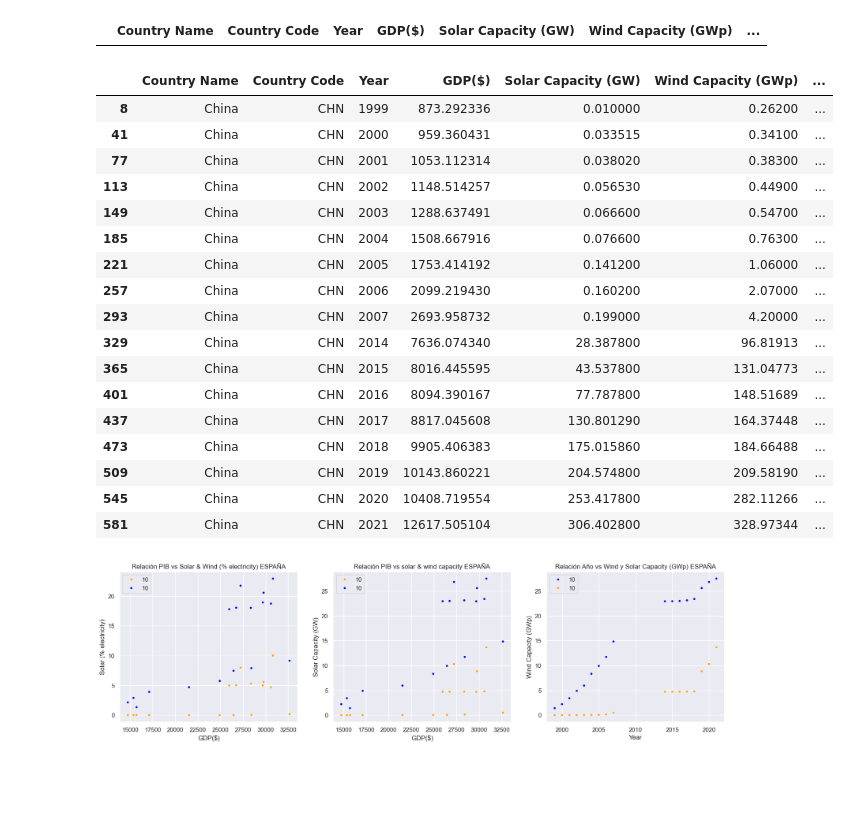
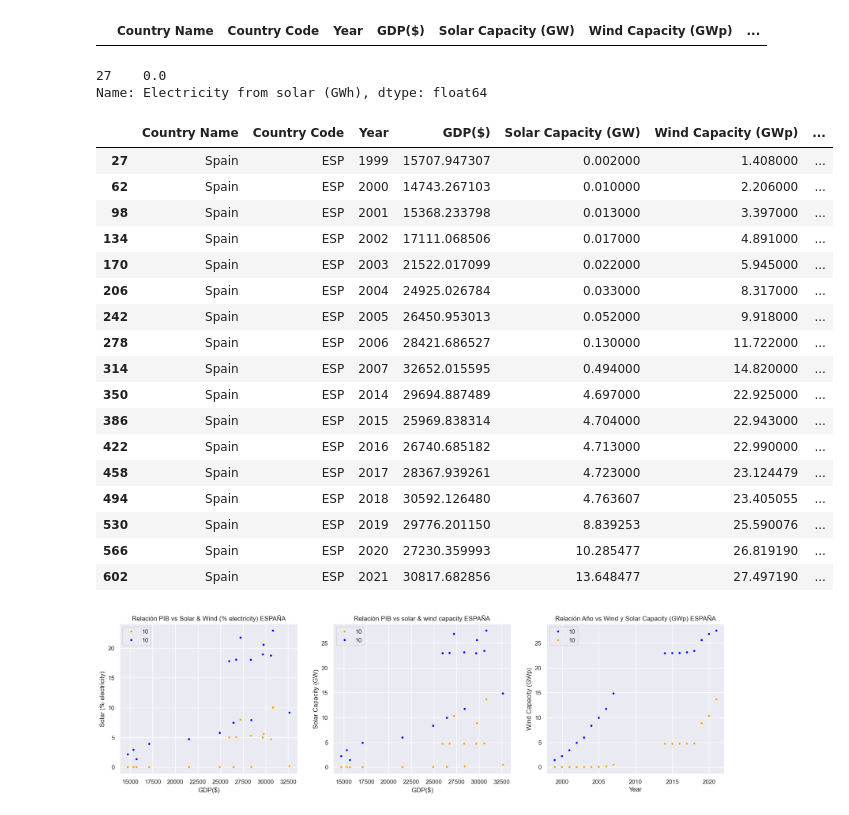
Before and after one commit to sansisimon/renewable-energy-project, a Jupyter notebook: 01-EDA.ipynb, the cells around one changed output. Saved outputs shown, nothing was run; the diff lists cells and outputs as text; code cells hidden in the pictures; blank space fills up the shorter version.

```diff
--- a/01-EDA.ipynb
+++ b/01-EDA.ipynb
@@ -1181,6 +1181,13 @@ Name: count, dtype: int64
 df_merge3[df_merge3['Country Name'] == 'Cook Island']
 # %% [output]
 |  | Country Name | Country Code | Year | GDP($) | Solar Capacity (GW) | Wind Capacity (GWp) | ... |
+# %%
+df_merge3['Electricity from solar (GWh)'][(df_merge3['Country Name'] == 'Spain') & (df_merge3['Year'] == 1999)]
+# %% [output]
+27    0.0
+Name: Electricity from solar (GWh), dtype: float64
+# %%
+df_merge3['Electricity from solar (GWh)'][(df_merge3['Country Name'] == 'Spain') & (df_merge3['Year'] == 1999)] = 0
 # %%
 # Creamos columna Factor de capacidad ('wind energy capacity factor' y 'solar energy capacity factor'):
 # Electricity from solar (GWh)/ Solar Capacity (GWp)*8760 horas (=1 año) * 100
@@ -1188,26 +1195,26 @@ df_merge3[df_merge3['Country Name'] == 'Cook Island']
 df_merge3['solar energy capacity factor'] = df_merge3['Electricity from solar (GWh)']/ (df_merge3['Solar Capacity (GW)']*8760)*100
 df_merge3['wind energy capacity factor'] = df_merge3['Electricity from wind (GWh)']/ (df_merge3['Wind Capacity (GWp)']*8760) *100
 # %%
-df_merge3[df_merge3['Country Name'] == 'China']
+df_merge3[df_merge3['Country Name'] == 'Spain']
 # %% [output]
 |  | Country Name | Country Code | Year | GDP($) | Solar Capacity (GW) | Wind Capacity (GWp) | ... |
-| 8 | China | CHN | 1999 | 873.292336 | 0.010000 | 0.26200 | ... |
-| 41 | China | CHN | 2000 | 959.360431 | 0.033515 | 0.34100 | ... |
-| 77 | China | CHN | 2001 | 1053.112314 | 0.038020 | 0.38300 | ... |
-| 113 | China | CHN | 2002 | 1148.514257 | 0.056530 | 0.44900 | ... |
-| 149 | China | CHN | 2003 | 1288.637491 | 0.066600 | 0.54700 | ... |
-| 185 | China | CHN | 2004 | 1508.667916 | 0.076600 | 0.76300 | ... |
-| 221 | China | CHN | 2005 | 1753.414192 | 0.141200 | 1.06000 | ... |
-| 257 | China | CHN | 2006 | 2099.219430 | 0.160200 | 2.07000 | ... |
-| 293 | China | CHN | 2007 | 2693.958732 | 0.199000 | 4.20000 | ... |
-| 329 | China | CHN | 2014 | 7636.074340 | 28.387800 | 96.81913 | ... |
-| 365 | China | CHN | 2015 | 8016.445595 | 43.537800 | 131.04773 | ... |
-| 401 | China | CHN | 2016 | 8094.390167 | 77.787800 | 148.51689 | ... |
-| 437 | China | CHN | 2017 | 8817.045608 | 130.801290 | 164.37448 | ... |
-| 473 | China | CHN | 2018 | 9905.406383 | 175.015860 | 184.66488 | ... |
-| 509 | China | CHN | 2019 | 10143.860221 | 204.574800 | 209.58190 | ... |
-| 545 | China | CHN | 2020 | 10408.719554 | 253.417800 | 282.11266 | ... |
-| 581 | China | CHN | 2021 | 12617.505104 | 306.402800 | 328.97344 | ... |
+| 27 | Spain | ESP | 1999 | 15707.947307 | 0.002000 | 1.408000 | ... |
+| 62 | Spain | ESP | 2000 | 14743.267103 | 0.010000 | 2.206000 | ... |
+| 98 | Spain | ESP | 2001 | 15368.233798 | 0.013000 | 3.397000 | ... |
+| 134 | Spain | ESP | 2002 | 17111.068506 | 0.017000 | 4.891000 | ... |
+| 170 | Spain | ESP | 2003 | 21522.017099 | 0.022000 | 5.945000 | ... |
+| 206 | Spain | ESP | 2004 | 24925.026784 | 0.033000 | 8.317000 | ... |
+| 242 | Spain | ESP | 2005 | 26450.953013 | 0.052000 | 9.918000 | ... |
+| 278 | Spain | ESP | 2006 | 28421.686527 | 0.130000 | 11.722000 | ... |
+| 314 | Spain | ESP | 2007 | 32652.015595 | 0.494000 | 14.820000 | ... |
+| 350 | Spain | ESP | 2014 | 29694.887489 | 4.697000 | 22.925000 | ... |
+| 386 | Spain | ESP | 2015 | 25969.838314 | 4.704000 | 22.943000 | ... |
+| 422 | Spain | ESP | 2016 | 26740.685182 | 4.713000 | 22.990000 | ... |
+| 458 | Spain | ESP | 2017 | 28367.939261 | 4.723000 | 23.124479 | ... |
+| 494 | Spain | ESP | 2018 | 30592.126480 | 4.763607 | 23.405055 | ... |
+| 530 | Spain | ESP | 2019 | 29776.201150 | 8.839253 | 25.590076 | ... |
+| 566 | Spain | ESP | 2020 | 27230.359993 | 10.285477 | 26.819190 | ... |
+| 602 | Spain | ESP | 2021 | 30817.682856 | 13.648477 | 27.497190 | ... |
 # %%
 df_merge3.to_csv('data/usable/wind-solar-gdp.csv', index=False)
 # %%
```
Also changed, not shown: 2 other files.
